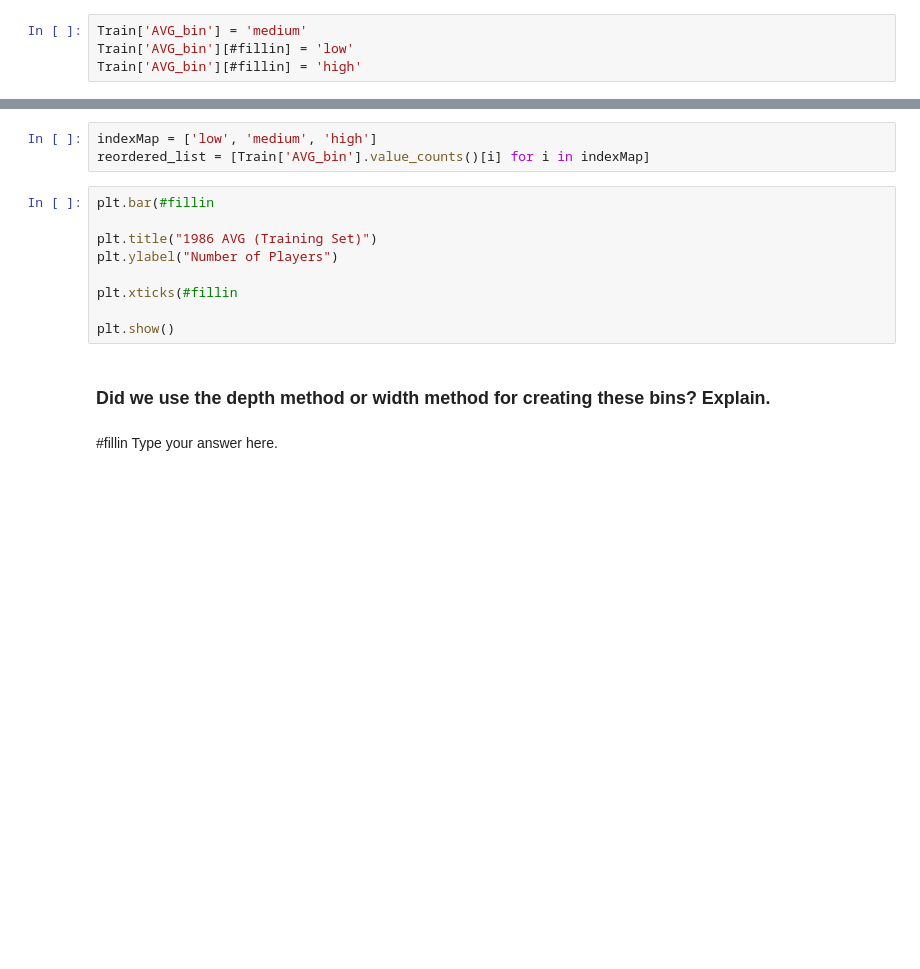
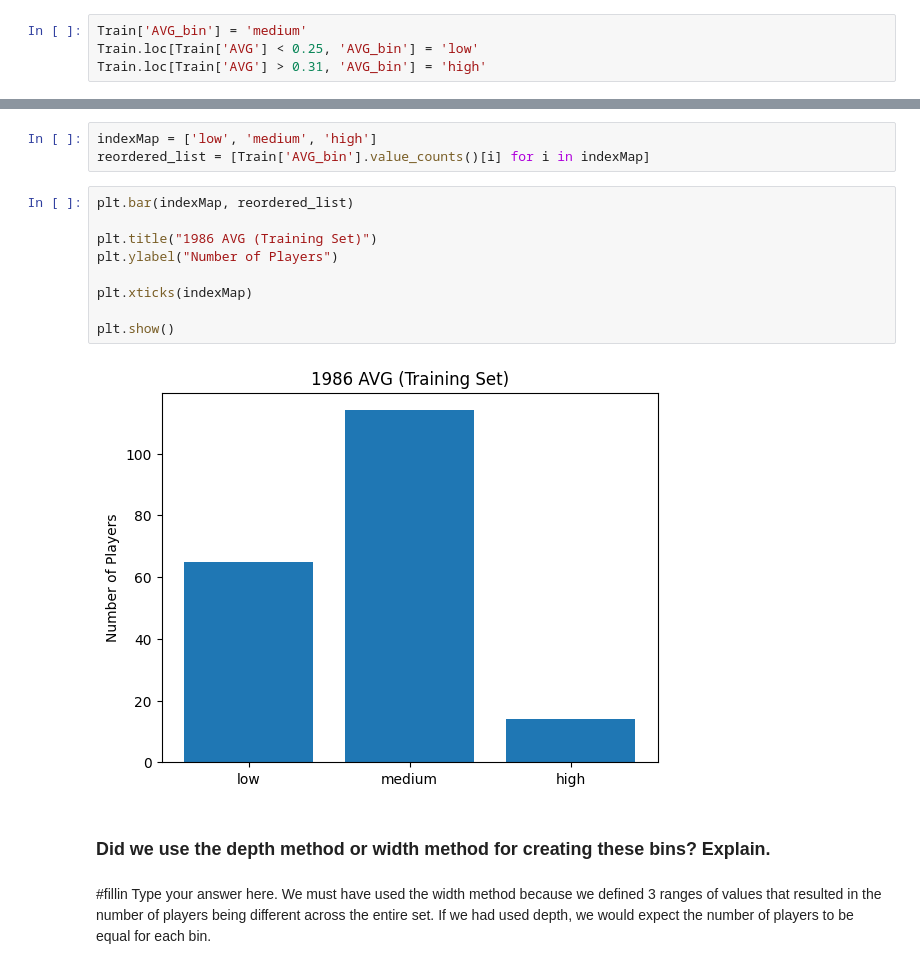
Before and after one commit to JosephPizzuti/code_2600, a Jupyter notebook: mod03_eda.ipynb, the cells around one changed output, grey strips where cells are left out. Saved outputs shown, nothing was run; the diff lists cells and outputs as text; blank space fills up the shorter version.

```diff
--- a/mod03_eda.ipynb
+++ b/mod03_eda.ipynb
@@ -208,8 +223,8 @@ Totals = [TotHits, TotWalks, TotAtBat-TotHits-TotWalks]
 ### Using 0.25 and 0.31 as the split points, create a new variable with three bins: high, medium, and low.
 # %%
 Train['AVG_bin'] = 'medium'
-Train['AVG_bin'][#fillin] = 'low'
-Train['AVG_bin'][#fillin] = 'high'
+Train.loc[Train['AVG'] < 0.25, 'AVG_bin'] = 'low'
+Train.loc[Train['AVG'] > 0.31, 'AVG_bin'] = 'high'
 # %% [markdown]
 ### Create a bar chart that displays the number of players in each of the low, medium, and high categories (for the training data).
 # %%
@@ -220,15 +241,18 @@ Notice that the order of the bars will be medium, low, high. That's counterintui
 indexMap = ['low', 'medium', 'high']
 reordered_list = [Train['AVG_bin'].value_counts()[i] for i in indexMap]
 # %%
-plt.bar(#fillin
+plt.bar(indexMap, reordered_list)
 
 plt.title("1986 AVG (Training Set)")
 plt.ylabel("Number of Players")
 
-plt.xticks(#fillin
+plt.xticks(indexMap)
 
 plt.show()
+# %% [output]
+[figure, added]
 # %% [markdown]
 ### Did we use the depth method or width method for creating these bins? Explain.
 # %% [markdown]
 #fillin Type your answer here.
+We must have used the width method because we defined 3 ranges of values that resulted in the number of players being different across the entire set. If we had used depth, we would expect the number of players to be equal for each bin.
```
Also changed, not shown: parts of 4 cells of this notebook.
